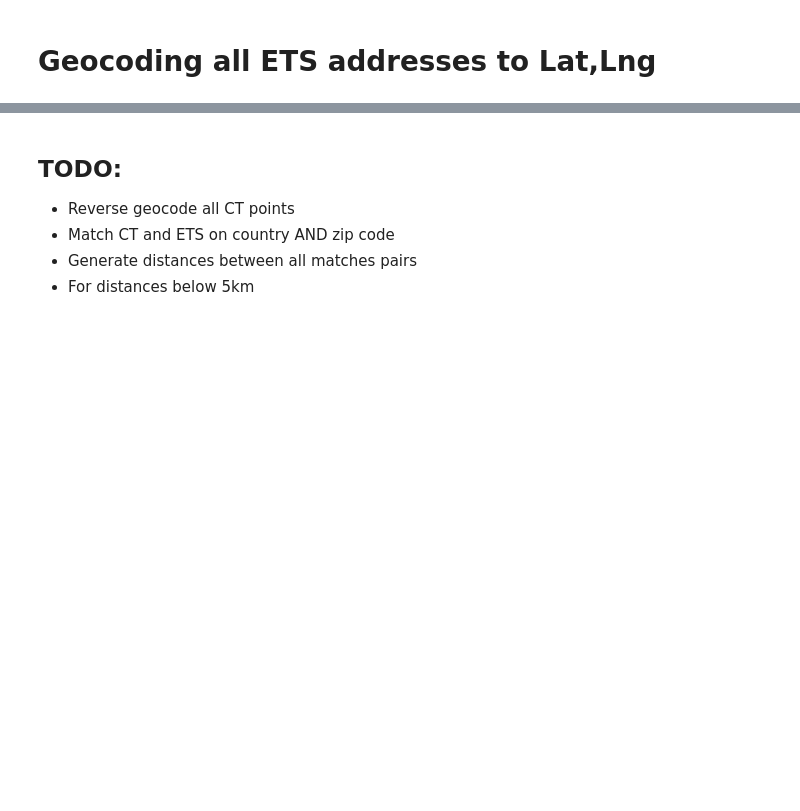
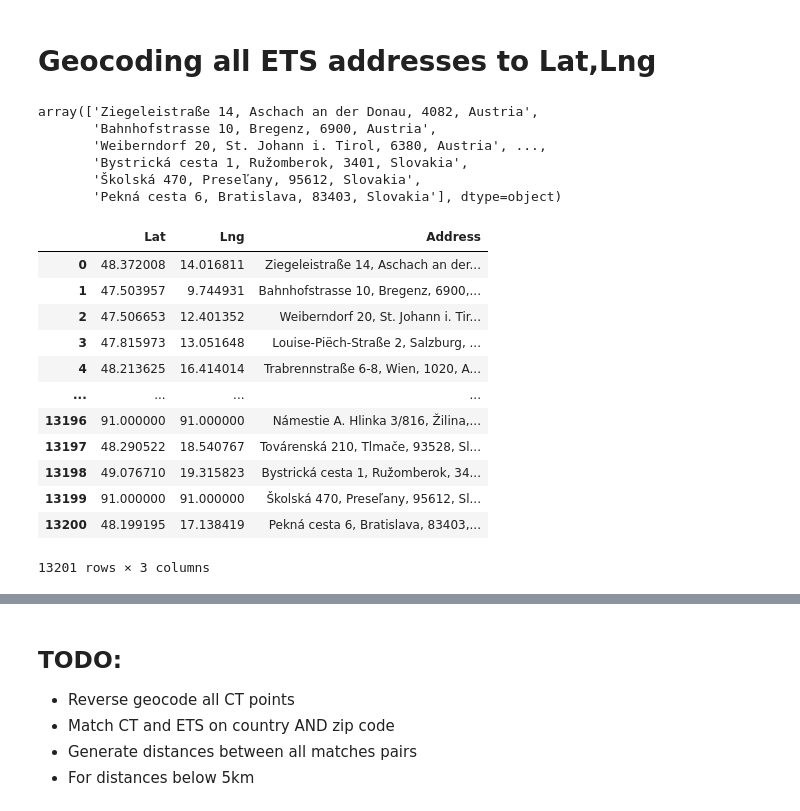
Before and after one commit to rayansud/ClimateTrace-EUETS, a Jupyter notebook: ETS_ClimateTrace_Match.ipynb, the cells around one changed output, grey strips where cells are left out. Cells and saved outputs as stored; diff of their text form; code cells hidden in the pictures; blank space fills up the shorter version.

```diff
--- a/ETS_ClimateTrace_Match.ipynb
+++ b/ETS_ClimateTrace_Match.ipynb
@@ -47,3 +37,14 @@ ets_data.head()
 # %% [markdown]
 # Geocoding all ETS addresses to Lat,Lng
+# %%
+locator = Nominatim(user_agent="myGeocoder")
+unique_locs=ets_data['Address'].unique()
+unique_locs
+# %% [output]
+array(['Ziegeleistraße 14, Aschach an der Donau, 4082, Austria',
+       'Bahnhofstrasse 10, Bregenz, 6900, Austria',
+       'Weiberndorf 20, St. Johann i. Tirol, 6380, Austria', ...,
+       'Bystrická cesta 1, Ružomberok, 3401, Slovakia',
+       'Školská 470, Preseľany, 95612, Slovakia',
+       'Pekná cesta 6, Bratislava, 83403, Slovakia'], dtype=object)
 # %%
@@ -69,0 +68,18 @@ fig = px.scatter_geo(lat=latlngs[:,0], lon=latlngs[:,1],hover_name=unique_locs)
+# %%
+latlng_df = pd.DataFrame(data=latlngs,columns=['Lat','Lng'])
+latlng_df['Address'] = unique_locs
+latlng_df
+# %% [output]
+|  | Lat | Lng | Address |
+| 0 | 48.372008 | 14.016811 | Ziegeleistraße 14, Aschach an der... |
+| 1 | 47.503957 | 9.744931 | Bahnhofstrasse 10, Bregenz, 6900,... |
+| 2 | 47.506653 | 12.401352 | Weiberndorf 20, St. Johann i. Tir... |
+| 3 | 47.815973 | 13.051648 | Louise-Piëch-Straße 2, Salzburg, ... |
+| 4 | 48.213625 | 16.414014 | Trabrennstraße 6-8, Wien, 1020, A... |
+| ... | ... | ... | ... |
+| 13196 | 91.000000 | 91.000000 | Námestie A. Hlinka 3/816, Žilina,... |
+| 13197 | 48.290522 | 18.540767 | Továrenská 210, Tlmače, 93528, Sl... |
+| 13198 | 49.076710 | 19.315823 | Bystrická cesta 1, Ružomberok, 34... |
+| 13199 | 91.000000 | 91.000000 | Školská 470, Preseľany, 95612, Sl... |
+| 13200 | 48.199195 | 17.138419 | Pekná cesta 6, Bratislava, 83403,... |
+13201 rows × 3 columns
```
Also changed, not shown: parts of 9 cells of this notebook.
